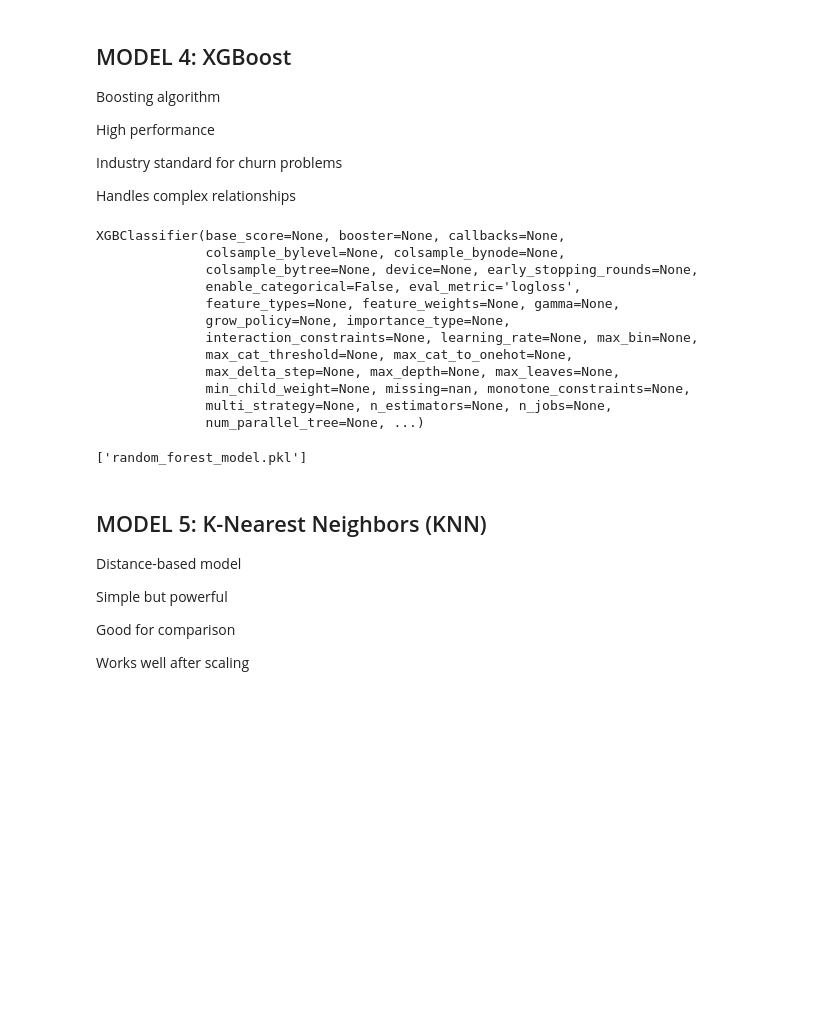
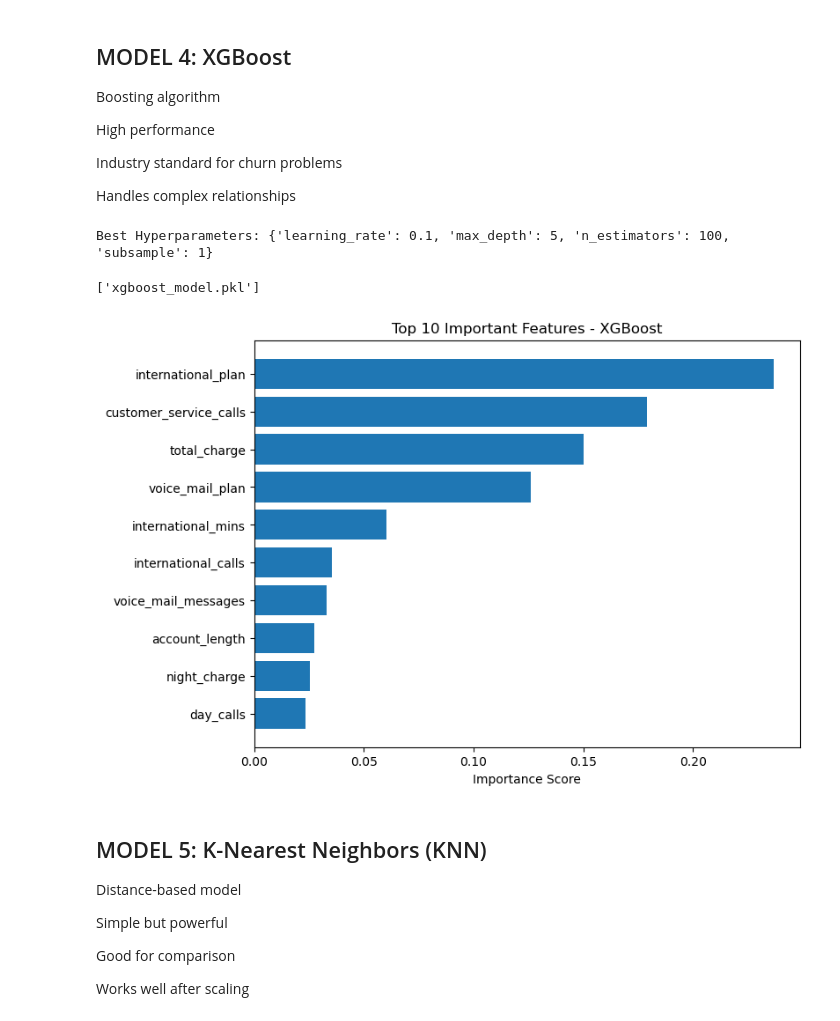
Before and after one commit to sukhadak11/Telecommunications_Churn, a Jupyter notebook: project_1.ipynb, the cells around one changed output. Drawn from its saved outputs; the diff is of its cells as text; code cells hidden in the pictures; blank space fills up the shorter version.

```diff
--- a/project_1.ipynb
+++ b/project_1.ipynb
@@ -485,23 +566,48 @@ xgb_model = XGBClassifier(
-# %%
-# train model
-xgb_model.fit(X_train, y_train)
-# %% [output]
-XGBClassifier(base_score=None, booster=None, callbacks=None,
-              colsample_bylevel=None, colsample_bynode=None,
-              colsample_bytree=None, device=None, early_stopping_rounds=None,
-              enable_categorical=False, eval_metric='logloss',
-              feature_types=None, feature_weights=None, gamma=None,
-              grow_policy=None, importance_type=None,
-              interaction_constraints=None, learning_rate=None, max_bin=None,
-              max_cat_threshold=None, max_cat_to_onehot=None,
-              max_delta_step=None, max_depth=None, max_leaves=None,
-              min_child_weight=None, missing=nan, monotone_constraints=None,
-              multi_strategy=None, n_estimators=None, n_jobs=None,
-              num_parallel_tree=None, ...)
+# %%
+from xgboost import XGBClassifier
+
+scale_pos_weight = len(y_train[y_train==0]) / len(y_train[y_train==1])
+
+param_grid_xgb = {
+    'n_estimators': [100, 200],
+    'max_depth': [3, 5],
+    'learning_rate': [0.01, 0.1],
+    'subsample': [0.8, 1]
+}
+
+xgb_model = XGBClassifier(
+    scale_pos_weight=scale_pos_weight,
+    random_state=42,
+    eval_metric='logloss'
+)
+
+grid_xgb = GridSearchCV(
+    xgb_model,
+    param_grid_xgb,
+    cv=5,
+    scoring='roc_auc',
+    n_jobs=-1
+)
+
+grid_xgb.fit(X_train, y_train)
+
+best_xgb = grid_xgb.best_estimator_
+print("Best Hyperparameters:", grid_xgb.best_params_)
+# %% [output]
+Best Hyperparameters: {'learning_rate': 0.1, 'max_depth': 5, 'n_estimators': 100, 'subsample': 1}
 # %%
-joblib.dump(rf_model, "random_forest_model.pkl")
+joblib.dump(xgb_model, "xgboost_model.pkl")
 # %% [output]
-['random_forest_model.pkl']
+['xgboost_model.pkl']
+# %%
+plt.figure(figsize=(8,6))
+plt.barh(importance_xgb['Feature'][:10], importance_xgb['Importance'][:10])
+plt.gca().invert_yaxis()
+plt.title("Top 10 Important Features - XGBoost")
+plt.xlabel("Importance Score")
+plt.show()
+# %% [output]
+[figure, added]
 # %% [markdown]
 ## MODEL 5: K-Nearest Neighbors (KNN)
 
```
Also changed, not shown: parts of 49 cells of this notebook, 5 other files.
